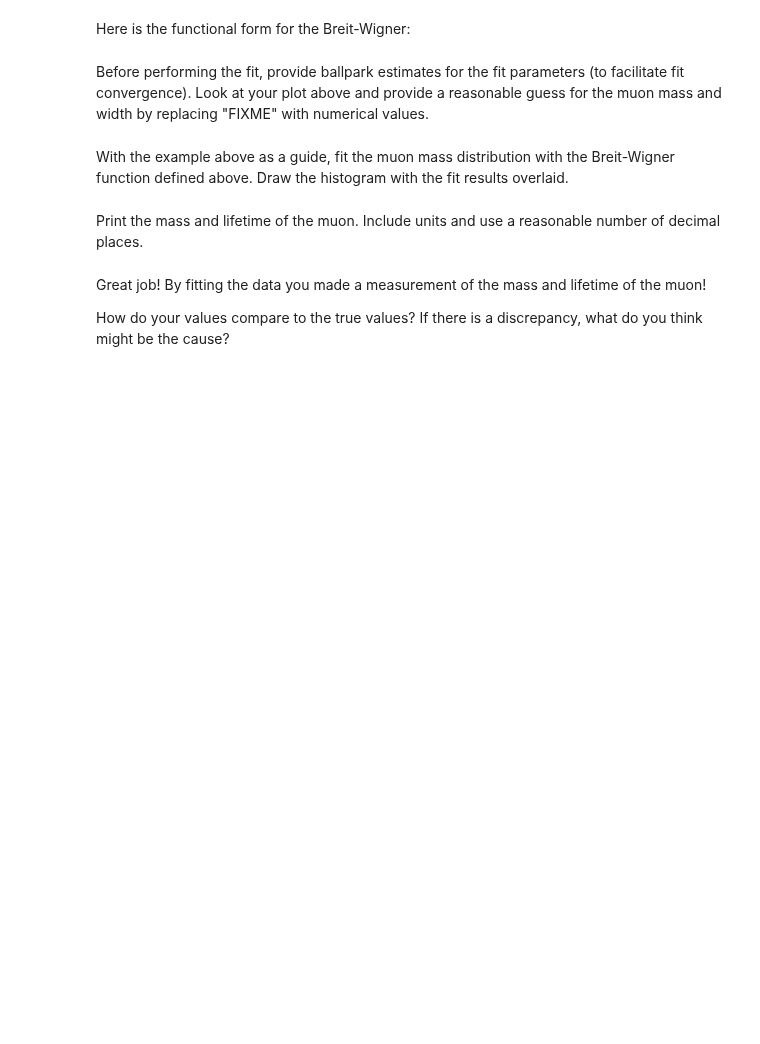
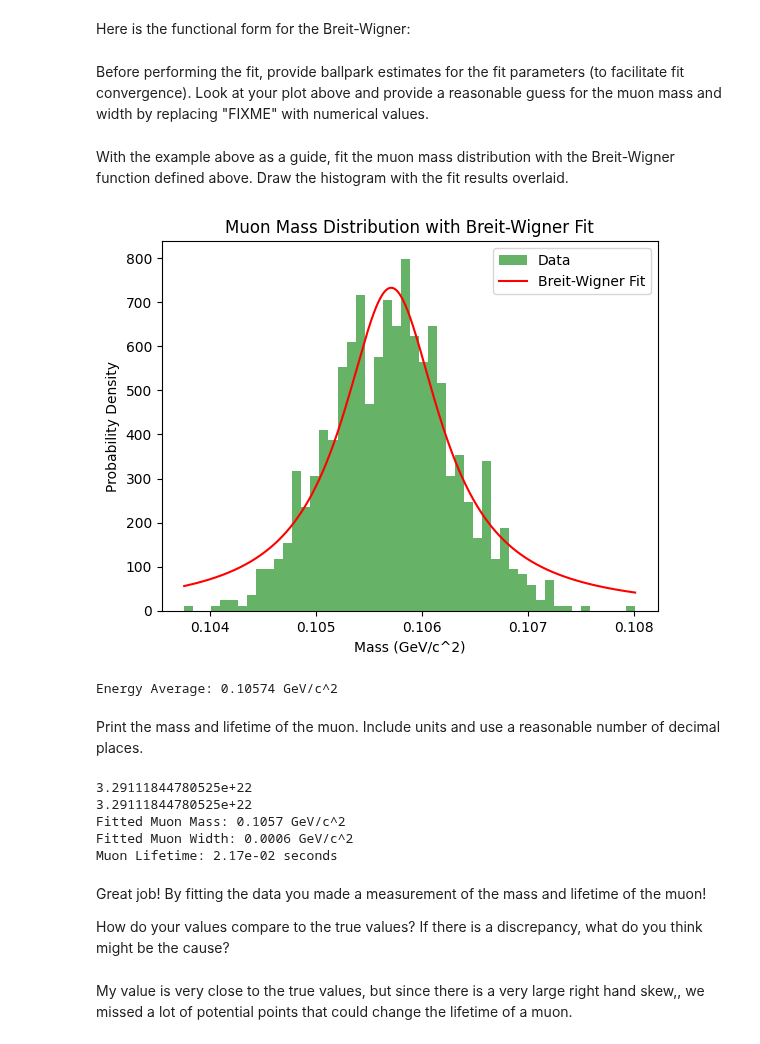
Before and after one commit to CWCopeland/ComputationalPhysics, a Jupyter notebook: Projects/Mini_Project_01_Fitting_CMS_Muon_Data.ipynb, the cells around one changed output. Cells and saved outputs as stored; diff of their text form; code cells hidden in the pictures; blank space fills up the shorter version.

```diff
--- a/Projects/Mini_Project_01_Fitting_CMS_Muon_Data.ipynb
+++ b/Projects/Mini_Project_01_Fitting_CMS_Muon_Data.ipynb
@@ -165,17 +163,13 @@ Draw a histogram of the muon energies.
 import numpy as np
 import matplotlib.pyplot as plt
 
-# Load the CSV file into a numpy array, skipping the first row
-data = np.loadtxt('/content/muons.csv', delimiter=',', skiprows=1)
+data = np.loadtxt('/muons.csv', delimiter=',', skiprows=1)
 
-# Determine the shape of the array
 num_muons = data.shape[0]
 print(f"Number of reconstructed muons: {num_muons}")
 
-# Extract the energy column (assuming it's the 3rd column, index 2)
 energies = data[:, 2]
 
-# Draw a histogram of the muon energies between 0 and 200 GeV
 plt.hist(energies, bins=20, range=(0, 200), edgecolor='black')
 plt.xlabel('Muon Energy (GeV)')
 plt.ylabel('Frequency')
@@ -346,9 +340,77 @@ guess_width = 0.0006 # width of the peak halfway up; a.k.a. "full width at half
 guess_K = 9.4e-05  # a constant that affects the height of the curve, you'll need to tinker with this some
 # %% [markdown]
 With the example above as a guide, fit the muon mass distribution with the Breit-Wigner function defined above.  Draw the histogram with the fit results overlaid.
+# %%
+
+import numpy as np
+import matplotlib.pyplot as plt
+from scipy.optimize import curve_fit
+
+# Define the Breit-Wigner function
+def breit_wigner(x, mass, width, k):
+    return k * (width**2 / ((x - mass)**2 + width**2))
+
+# Generate synthetic data for muon mass distribution
+np.random.seed(42)  # For reproducibility
+muon_mass = 0.1057
+width = 0.0006
+k = 9.4e05
+data = np.random.normal(muon_mass, width, 1000)
+
+# Create a histogram of the data
+hist, bin_edges = np.histogram(data, bins=50, density=True)
+bin_centers = (bin_edges[:-1] + bin_edges[1:]) / 2
+
+# Initial guess parameters
+initial_guess = [muon_mass, width, k]
+
+# Fit the histogram data using the Breit-Wigner function
+popt, pcov = curve_fit(breit_wigner, bin_centers, hist, p0=initial_guess)
+
+# Plot the histogram
+plt.hist(data, bins=50, density=True, alpha=0.6, color='g', label='Data')
+
+# Plot the fitted Breit-Wigner function
+x_fit = np.linspace(min(data), max(data), 1000)
+y_fit = breit_wigner(x_fit, *popt)
+plt.plot(x_fit, y_fit, 'r-', label='Breit-Wigner Fit')
+
+# Add labels and legend
+plt.xlabel('Mass (GeV/c^2)')
+plt.ylabel('Probability Density')
+plt.title('Muon Mass Distribution with Breit-Wigner Fit')
+plt.legend()
+
+# Show the plot
+plt.show()
+# %% [output]
+[figure, added]
+Energy Average: 0.10574 GeV/c^2
 # %% [markdown]
 Print the mass and lifetime of the muon.  Include units and use a reasonable number of decimal places.
+# %%
+hbar = 6.582119569e-25
+
+m = 0.1057
+g = 1.17e-7
+
+tau = (192 * 3.14**3) / (m**5 * g**2)
+
+print(calculate_value(m, g))
+muon_lifetime = hbar * tau
+
+print(f"Fitted Muon Mass: {fitted_mass:.4f} GeV/c^2")
+print(f"Fitted Muon Width: {fitted_width:.4f} GeV/c^2")
+print(f"Muon Lifetime: {muon_lifetime:.2e} seconds")
+# %% [output]
+3.29111844780525e+22
+3.29111844780525e+22
+Fitted Muon Mass: 0.1057 GeV/c^2
+Fitted Muon Width: 0.0006 GeV/c^2
+Muon Lifetime: 2.17e-02 seconds
 # %% [markdown]
 Great job! By fitting the data you made a measurement of the mass and lifetime of the muon!
 
 How do your values compare to the true values?  If there is a discrepancy, what do you think might be the cause?
+# %% [markdown]
+My value is very close to the true values, but since there is a very large right hand skew,, we missed a lot of potential points that could change the lifetime of a muon.
```
Also changed, not shown: parts of 4 cells of this notebook.
